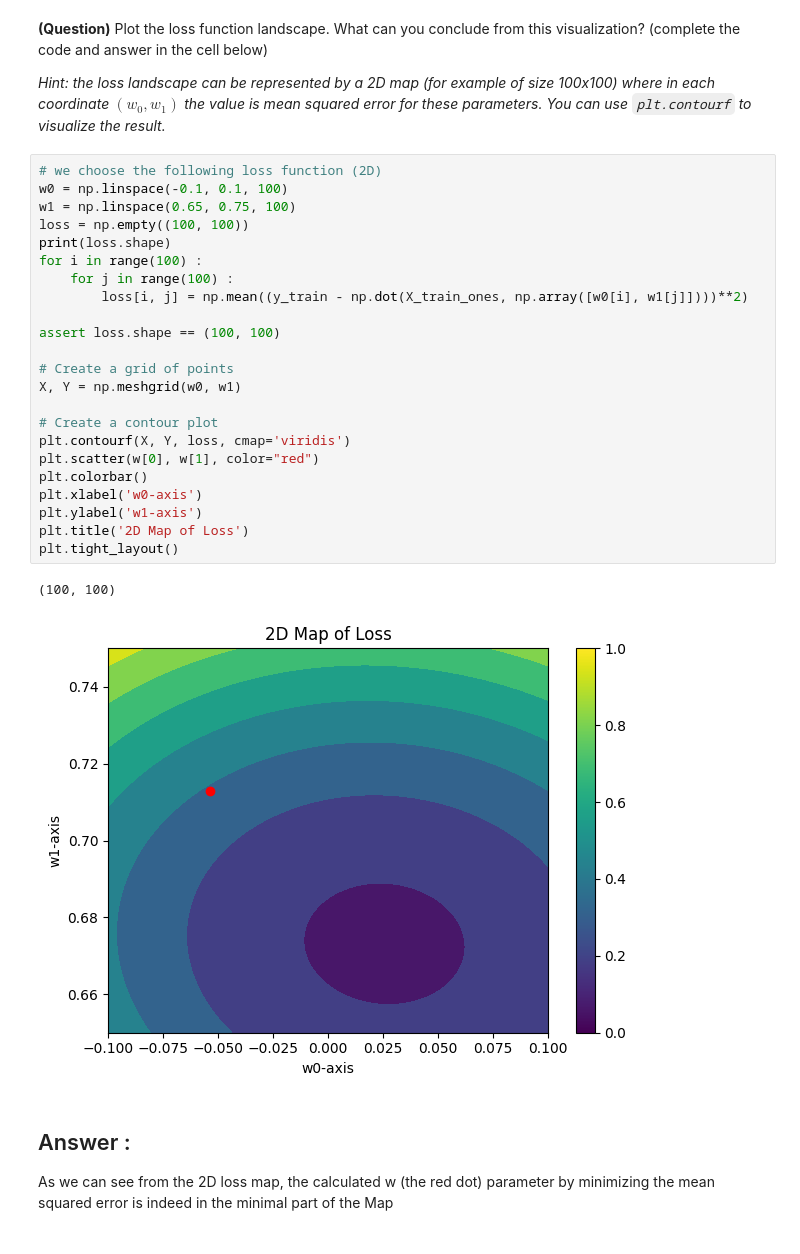
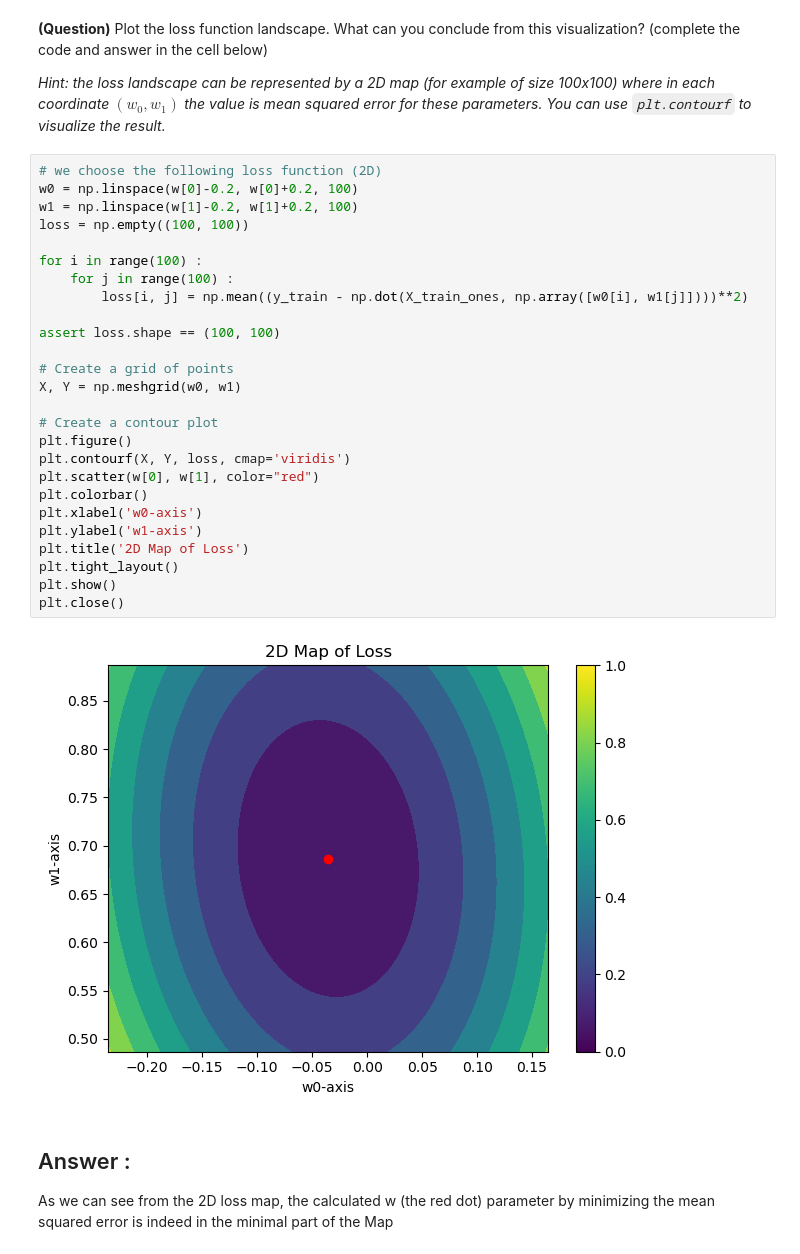
Before and after one commit to daJster/Machine_learning_2023, a Jupyter notebook: ml-tp1.ipynb, the cells around one changed output. Saved outputs shown, nothing was run; the diff lists cells and outputs as text.

```diff
--- a/ml-tp1.ipynb
+++ b/ml-tp1.ipynb
@@ -95,30 +101,32 @@ plt.tight_layout()
 *Hint: the loss landscape can be represented by a 2D map (for example of size 100x100) where in each coordinate $(w_0, w_1)$ the value is mean squared error for these parameters. You can use `plt.contourf` to visualize the result.*
 # %%
 # we choose the following loss function (2D)
-w0 = np.linspace(-0.1, 0.1, 100)
-w1 = np.linspace(0.65, 0.75, 100)
+w0 = np.linspace(w[0]-0.2, w[0]+0.2, 100)
+w1 = np.linspace(w[1]-0.2, w[1]+0.2, 100)
 loss = np.empty((100, 100))
-print(loss.shape)
+
 for i in range(100) :
     for j in range(100) :
         loss[i, j] = np.mean((y_train - np.dot(X_train_ones, np.array([w0[i], w1[j]])))**2)
 
 assert loss.shape == (100, 100)
 
 # Create a grid of points
 X, Y = np.meshgrid(w0, w1)
 
 # Create a contour plot
+plt.figure()
 plt.contourf(X, Y, loss, cmap='viridis')
 plt.scatter(w[0], w[1], color="red")
 plt.colorbar()
 plt.xlabel('w0-axis')
 plt.ylabel('w1-axis')
 plt.title('2D Map of Loss')
 plt.tight_layout()
+plt.show()
+plt.close()
 # %% [output]
-(100, 100)
-[figure, old version]
+[figure, new version]
 # %% [markdown]
 ## Answer :
 As we can see from the 2D loss map, the calculated w (the red dot) parameter by minimizing the mean squared error is indeed in the minimal part of the Map
```
Also changed, not shown: parts of 15 cells of this notebook.
